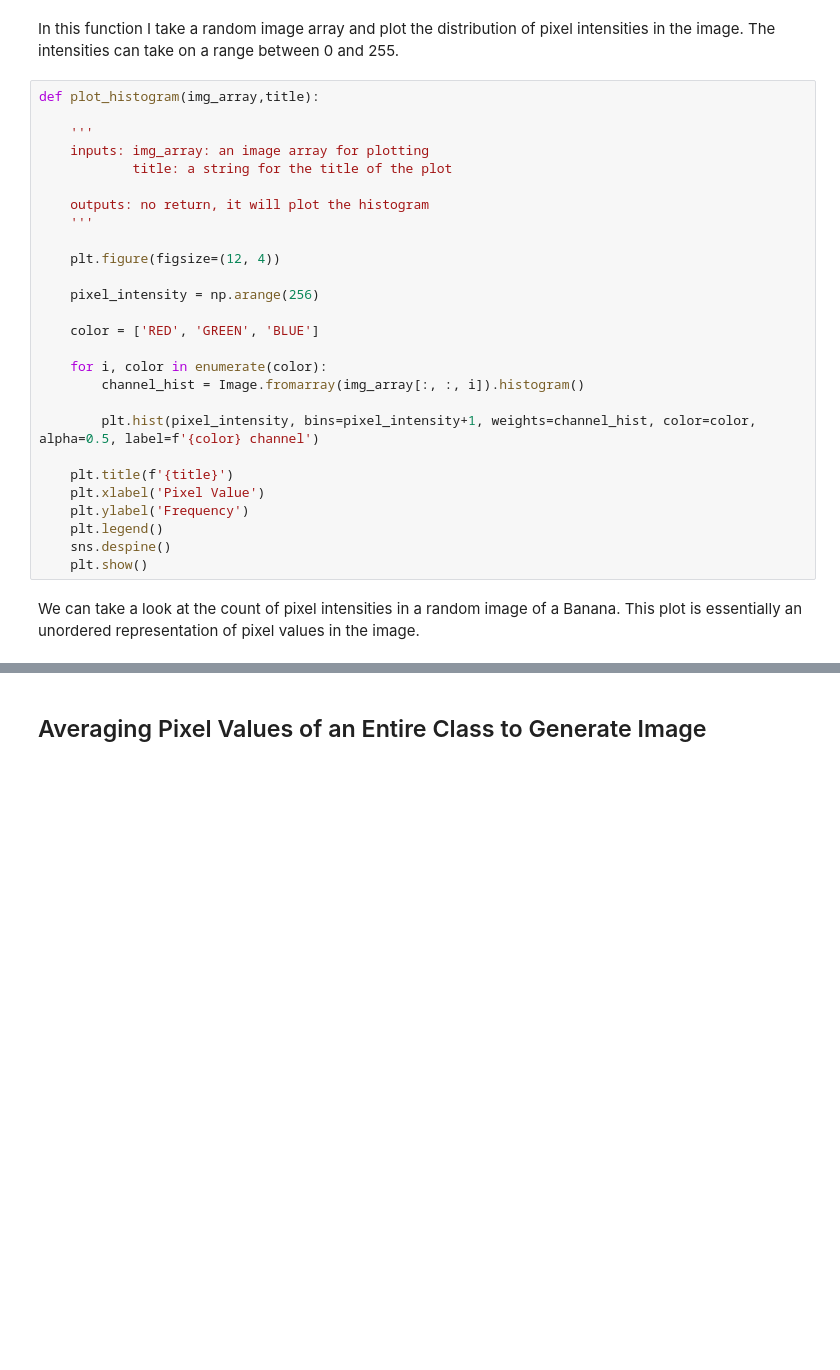
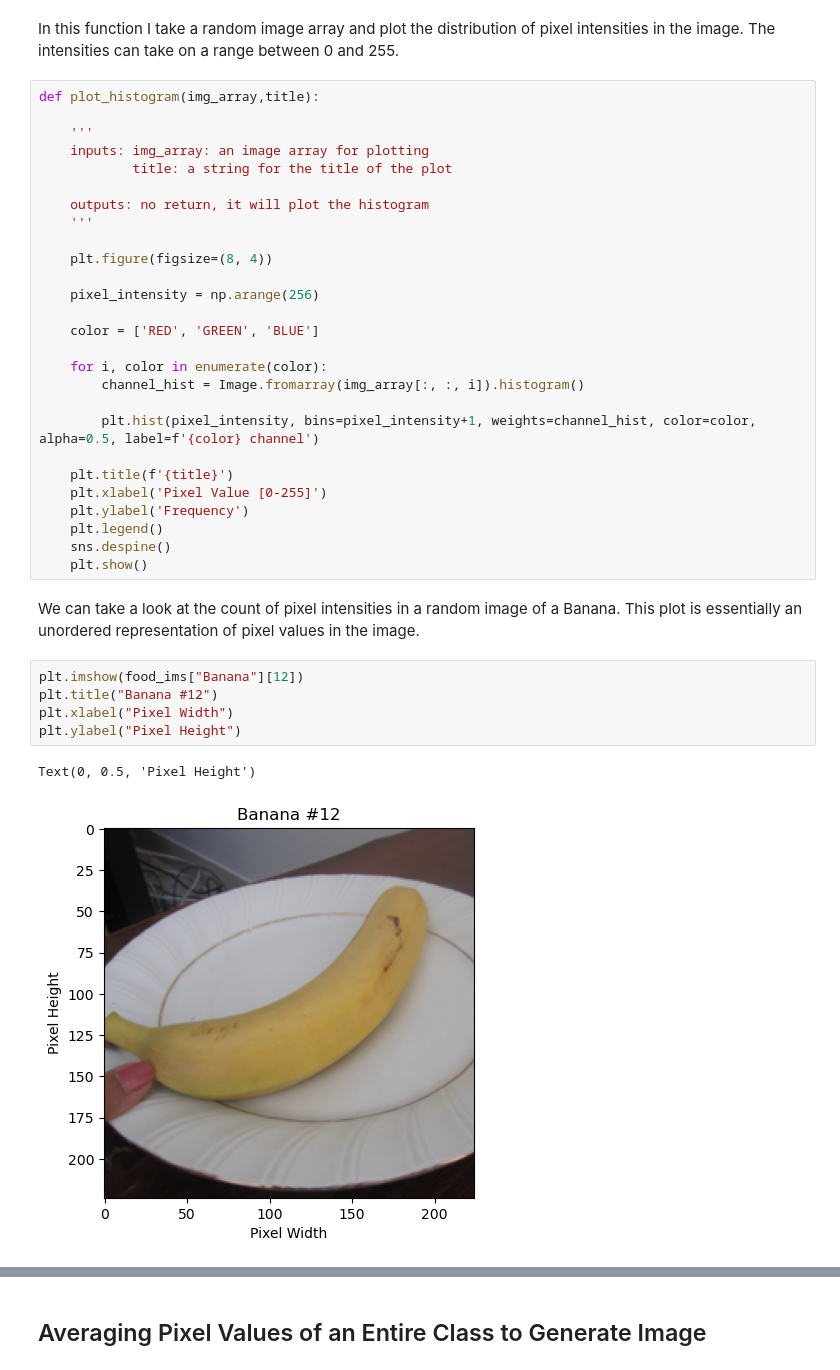
Before and after one commit to hmckin/Capstone, a Jupyter notebook: JupyterNotebooks/EDA.ipynb, the cells around one changed output, grey strips where cells are left out. Saved outputs shown, nothing was run; the diff lists cells and outputs as text; blank space fills up the shorter version.

```diff
--- a/JupyterNotebooks/EDA.ipynb
+++ b/JupyterNotebooks/EDA.ipynb
@@ -109,7 +125,7 @@ def plot_histogram(img_array,title):
     outputs: no return, it will plot the histogram
     '''
 
-    plt.figure(figsize=(12, 4))
+    plt.figure(figsize=(8, 4))
 
     pixel_intensity = np.arange(256)
 
@@ -121,11 +137,19 @@ def plot_histogram(img_array,title):
         plt.hist(pixel_intensity, bins=pixel_intensity+1, weights=channel_hist, color=color, alpha=0.5, label=f'{color} channel')
 
     plt.title(f'{title}')
-    plt.xlabel('Pixel Value')
+    plt.xlabel('Pixel Value [0-255]')
     plt.ylabel('Frequency')
     plt.legend()
     sns.despine()
     plt.show()
 # %% [markdown]
 We can take a look at the count of pixel intensities in a random image of a Banana. This plot is essentially an unordered representation of pixel values in the image.
+# %%
+plt.imshow(food_ims["Banana"][12])
+plt.title("Banana #12")
+plt.xlabel("Pixel Width")
+plt.ylabel("Pixel Height")
+# %% [output]
+Text(0, 0.5, 'Pixel Height')
+[figure, added]
 # %%
```
Also changed, not shown: parts of 3 cells of this notebook.
